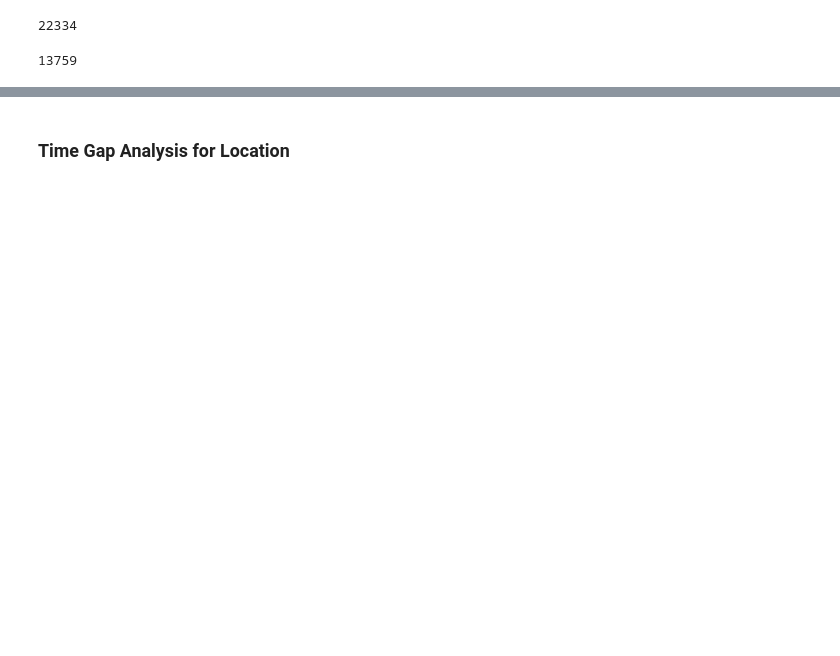
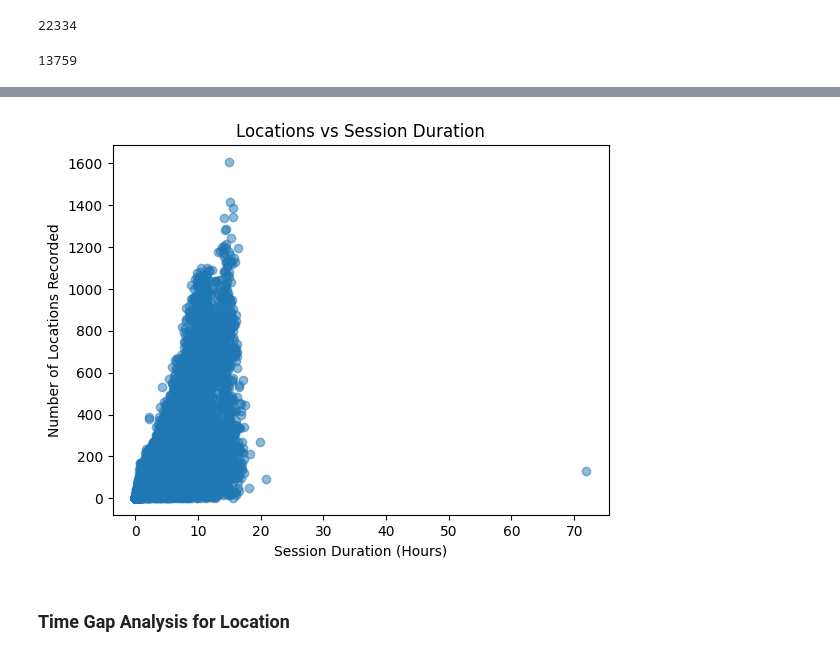
Before and after one commit to aishanipradhan/MSA_heatmap, a Jupyter notebook: EDA_TimeGap_Feb10.ipynb, the cells around one changed output, grey strips where cells are left out. Saved outputs shown, nothing was run; the diff lists cells and outputs as text; code cells hidden in the pictures; blank space fills up the shorter version.

```diff
--- a/EDA_TimeGap_Feb10.ipynb
+++ b/EDA_TimeGap_Feb10.ipynb
@@ -221,0 +239,9 @@ display(result)
+# %%
+plt.figure()
+plt.scatter(gps_stats_filtered["session_length_hours"], gps_stats_filtered["total_rows"], alpha=0.5)
+plt.xlabel("Session Duration (Hours)")
+plt.ylabel("Number of Locations Recorded")
+plt.title("Locations vs Session Duration")
+plt.show()
+# %% [output]
+[figure, added]
```
Also changed, not shown: parts of 22 cells of this notebook.
